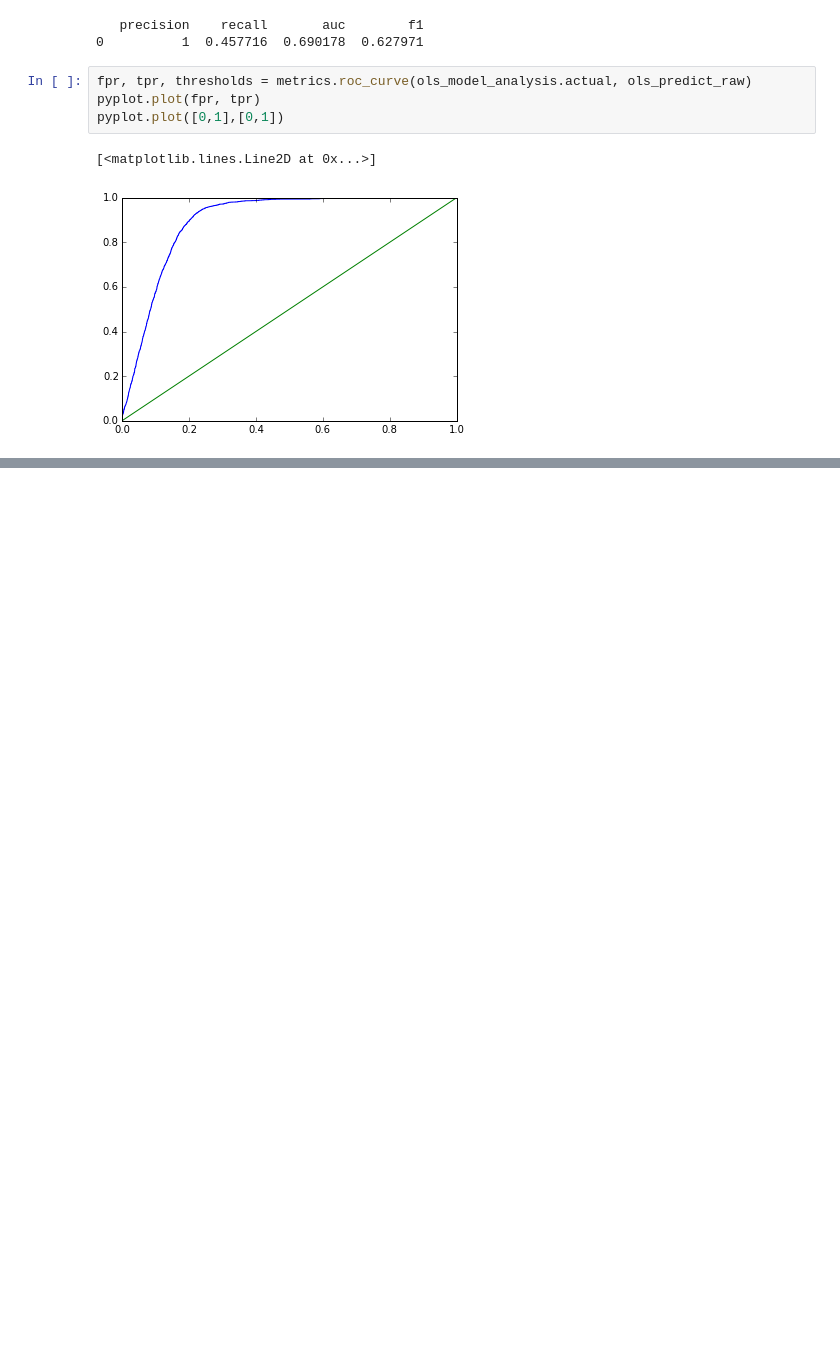
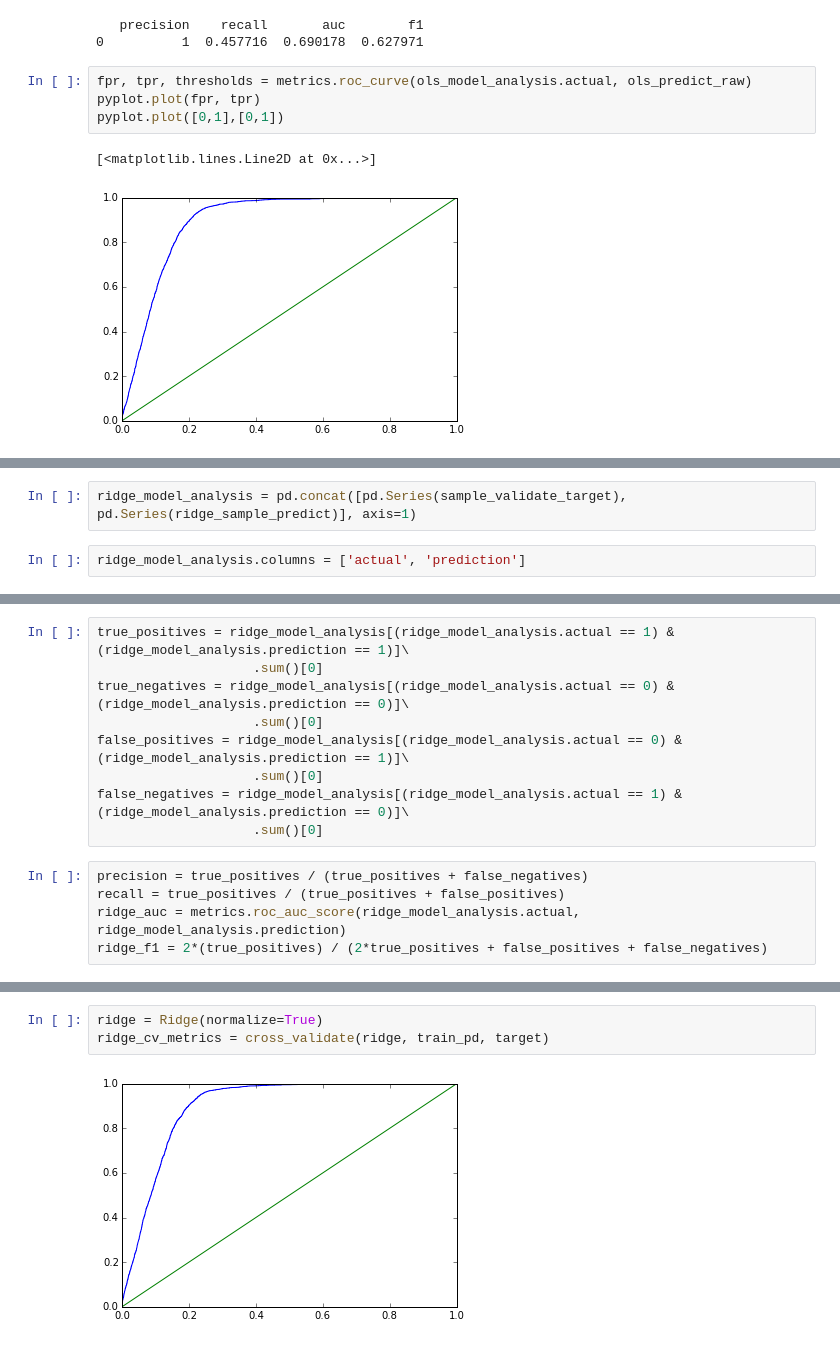
Before and after one commit to raghothams/bangpypers-intro-to-ml, a Jupyter notebook: Bangpypers-June-2015.ipynb, the cells around one changed output, grey strips where cells are left out. Saved outputs shown, nothing was run; the diff lists cells and outputs as text; blank space fills up the shorter version.

```diff
--- a/Bangpypers-June-2015.ipynb
+++ b/Bangpypers-June-2015.ipynb
@@ -440,0 +470,4 @@ pyplot.plot([0,1],[0,1])
+# %%
+ridge_model_analysis = pd.concat([pd.Series(sample_validate_target), pd.Series(ridge_sample_predict)], axis=1)
+# %%
+ridge_model_analysis.columns = ['actual', 'prediction']
@@ -440,0 +504,14 @@ pyplot.plot([0,1],[0,1])
+# %%
+true_positives = ridge_model_analysis[(ridge_model_analysis.actual == 1) & (ridge_model_analysis.prediction == 1)]\
+                    .sum()[0]
+true_negatives = ridge_model_analysis[(ridge_model_analysis.actual == 0) & (ridge_model_analysis.prediction == 0)]\
+                    .sum()[0]
+false_positives = ridge_model_analysis[(ridge_model_analysis.actual == 0) & (ridge_model_analysis.prediction == 1)]\
+                    .sum()[0]
+false_negatives = ridge_model_analysis[(ridge_model_analysis.actual == 1) & (ridge_model_analysis.prediction == 0)]\
+                    .sum()[0]
+# %%
+precision = true_positives / (true_positives + false_negatives)
+recall = true_positives / (true_positives + false_positives)
+ridge_auc = metrics.roc_auc_score(ridge_model_analysis.actual, ridge_model_analysis.prediction)
+ridge_f1 = 2*(true_positives) / (2*true_positives + false_positives + false_negatives)
@@ -440,0 +578,5 @@ pyplot.plot([0,1],[0,1])
+# %%
+ridge = Ridge(normalize=True)
+ridge_cv_metrics = cross_validate(ridge, train_pd, target)
+# %% [output]
+[figure, added]
```
Also changed, not shown: parts of 19 cells of this notebook.
